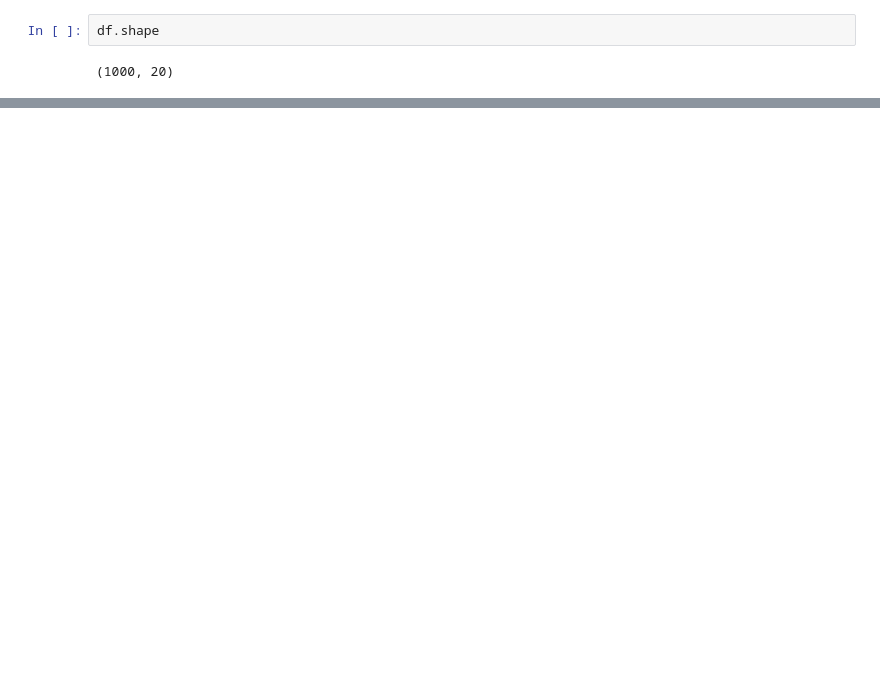
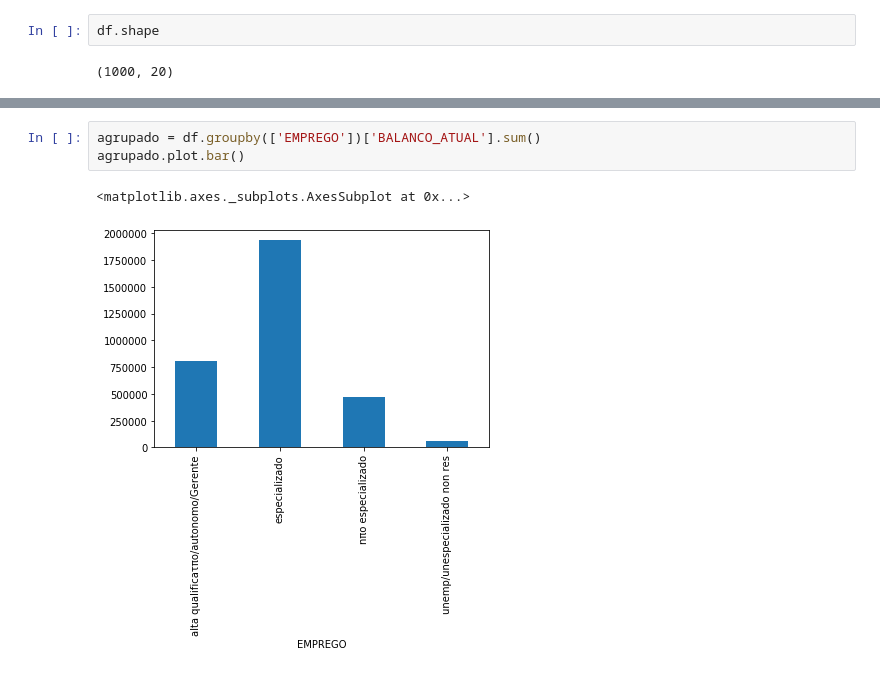
Before and after one commit to doctorget/WKD-Default-Reduction, a Jupyter notebook: Data Exploration.ipynb, the cells around one changed output, grey strips where cells are left out. Cells and saved outputs as stored; diff of their text form; blank space fills up the shorter version.

```diff
--- a/Data Exploration.ipynb
+++ b/Data Exploration.ipynb
@@ -30,0 +41,6 @@ agrupado.plot.pie(legend = True)
+# %%
+agrupado = df.groupby(['EMPREGO'])['BALANCO_ATUAL'].sum()
+agrupado.plot.bar()
+# %% [output]
+<matplotlib.axes._subplots.AxesSubplot at 0x...>
+[figure, added]
```
Also changed, not shown: parts of 6 cells of this notebook, 1 other file.
